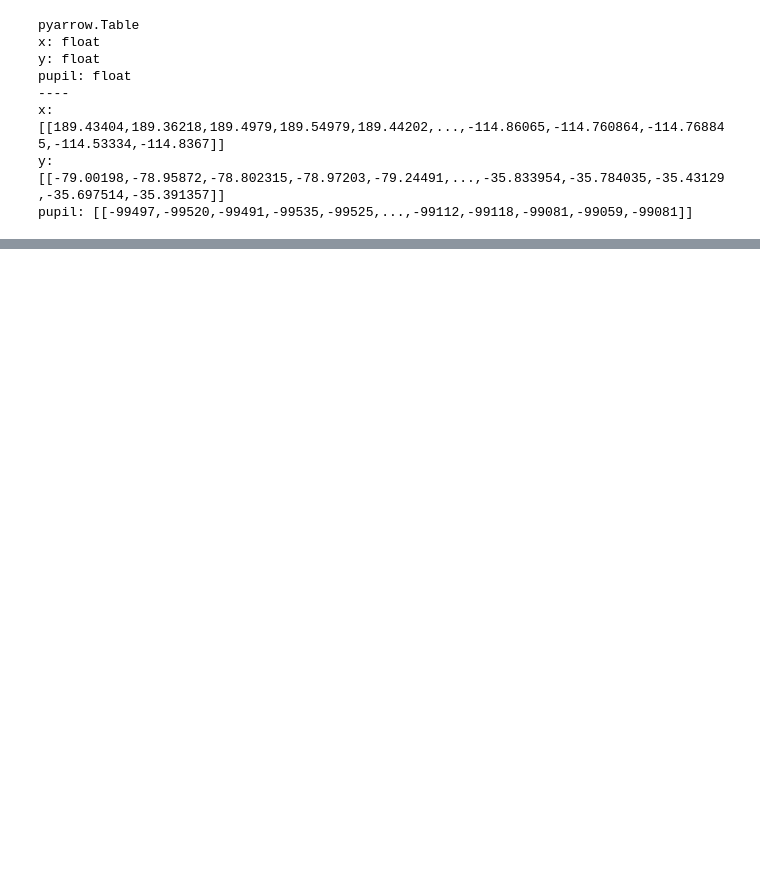
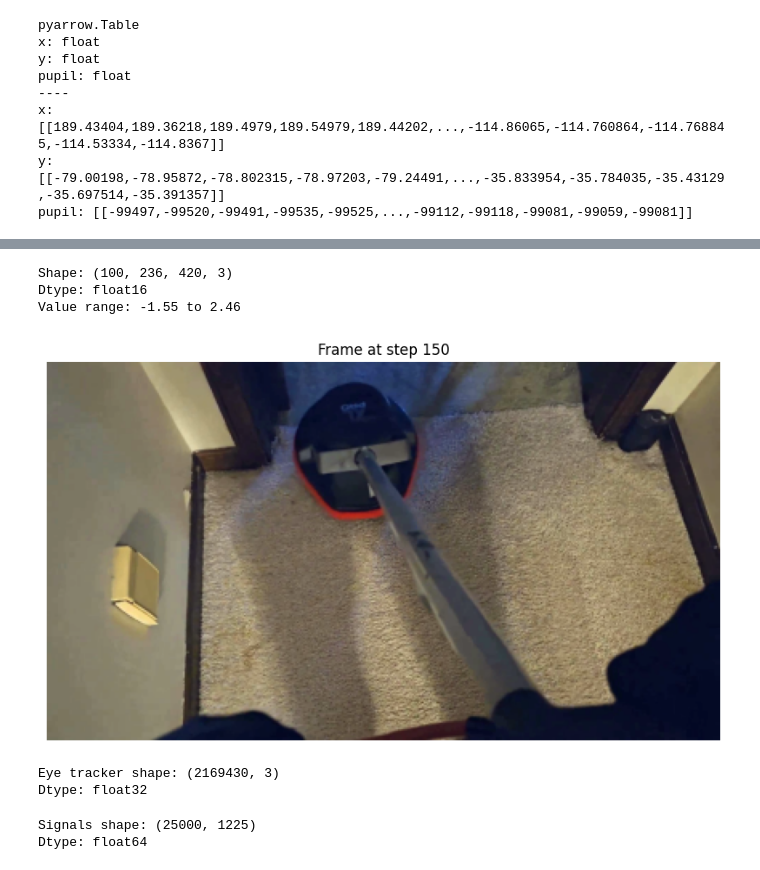
Before and after one commit to KonstantinWilleke/experanto, a Jupyter notebook: spiral_scan.ipynb, the cells around one changed output, grey strips where cells are left out. Cells and saved outputs as stored; diff of their text form; code cells hidden in the pictures; blank space fills up the shorter version.

Commit message:
update scan

```diff
--- a/spiral_scan.ipynb
+++ b/spiral_scan.ipynb
@@ -5,7 +5,7 @@ sp = Spiral()
 project = sp.project("external-805943")
 
 experiments_table = project.table("experiments")
-eye_trackers_table = project.table("eye-trackers")
-responses_table = project.table("responses")
-screens_table = project.table("screens")
+eye_trackers_table = project.table("eye-trackers-v2")
+responses_table = project.table("responses-v2")
+screens_table = project.table("screens-v2")
 # %%
@@ -131,0 +159,8 @@ pupil: [[-99497,-99520,-99491,-99535,-99525,...,-99112,-99118,-99081,-99059,-990
+# %%
+# Fetch a range of frames by step
+frames_table = screens_scan.to_table(key_table=pa.table({
+    "data_key": constant_array("35_3832003544063_1_V1", 100, pa.string()),
+    "step": pa.array(range(100, 200), type=pa.int64()),
+}))
+
+frames_table
@@ -131,0 +177,65 @@ pupil: [[-99497,-99520,-99491,-99535,-99525,...,-99112,-99118,-99081,-99059,-990
+# %%
+# Convert frames to numpy array with shape (N, H, W, C)
+def frames_to_numpy(frames_table):
+    """Convert PyArrow frame column to numpy array with shape (N, H, W, C)."""
+    frame_column = frames_table.column("frame")
+    n_frames = len(frame_column)
+
+    # Get the underlying flat values from the list array
+    flat_values = np.array(frame_column.combine_chunks().values.to_numpy())
+    return flat_values.reshape(n_frames, FRAME_HEIGHT, FRAME_WIDTH, FRAME_CHANNELS)
+
+frames_np = frames_to_numpy(frames_table)
+print(f"Shape: {frames_np.shape}")
+print(f"Dtype: {frames_np.dtype}")
+print(f"Value range: {frames_np.min():.2f} to {frames_np.max():.2f}")
+# %% [output]
+Shape: (100, 236, 420, 3)
+Dtype: float16
+Value range: -1.55 to 2.46
+# %%
+# Visualize a frame
+import matplotlib.pyplot as plt
+
+def show_frame(frame, title="Frame"):
+    """Display a frame. Normalizes from z-scored values to [0, 1] for display."""
+    # Convert to float32 (matplotlib doesn't support float16)
+    frame = frame.astype(np.float32)
+    frame_norm = (frame - frame.min()) / (frame.max() - frame.min())
+    plt.figure(figsize=(10, 6))
+    plt.imshow(frame_norm)
+    plt.title(title)
+    plt.axis("off")
+    plt.show()
+
+show_frame(frames_np[50], title="Frame at step 150")
+# %% [output]
+[figure, added]
+# %%
+# Convert eye tracker data to numpy array with shape (N, 3)
+eye_tracker_table = eye_tracker_scan.to_table()
+
+eye_tracker_np = np.stack([
+    eye_tracker_table.column("x").to_numpy(),
+    eye_tracker_table.column("y").to_numpy(),
+    eye_tracker_table.column("pupil").to_numpy(),
+], axis=1)
+
+print(f"Eye tracker shape: {eye_tracker_np.shape}")
+print(f"Dtype: {eye_tracker_np.dtype}")
+# %% [output]
+Eye tracker shape: (2169430, 3)
+Dtype: float32
+# %%
+# Convert signals to numpy array with shape (N, n_signals)
+def signals_to_numpy(signals_table):
+    """Convert PyArrow signals column to numpy array with shape (N, n_signals)."""
+    signals_column = signals_table.column("signals")
+    return np.stack([np.array(row) for row in signals_column.to_pylist()])
+
+signals_np = signals_to_numpy(signals)
+print(f"Signals shape: {signals_np.shape}")
+print(f"Dtype: {signals_np.dtype}")
+# %% [output]
+Signals shape: (25000, 1225)
+Dtype: float64
```
Also changed, not shown: parts of 9 cells of this notebook.
